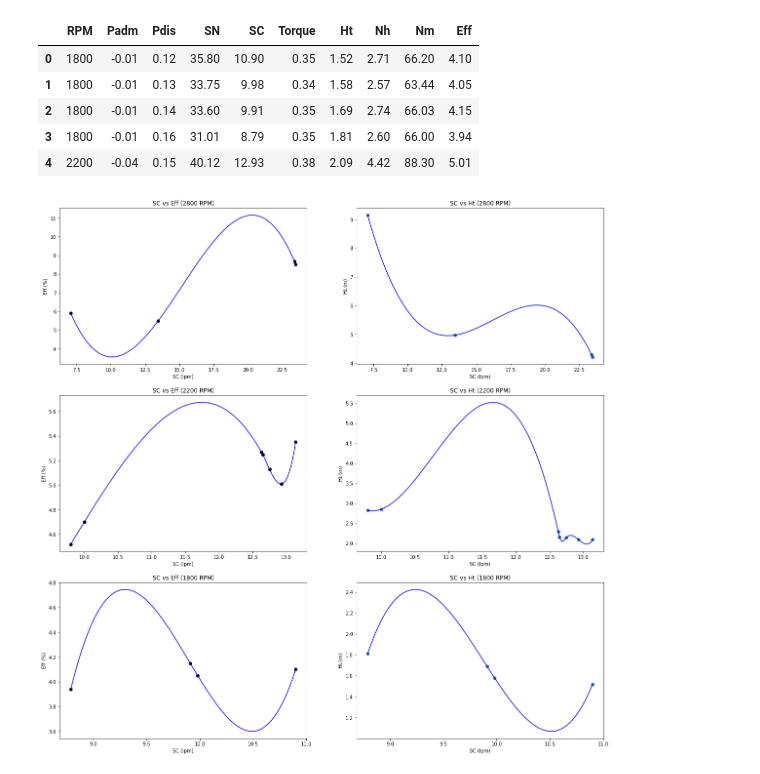
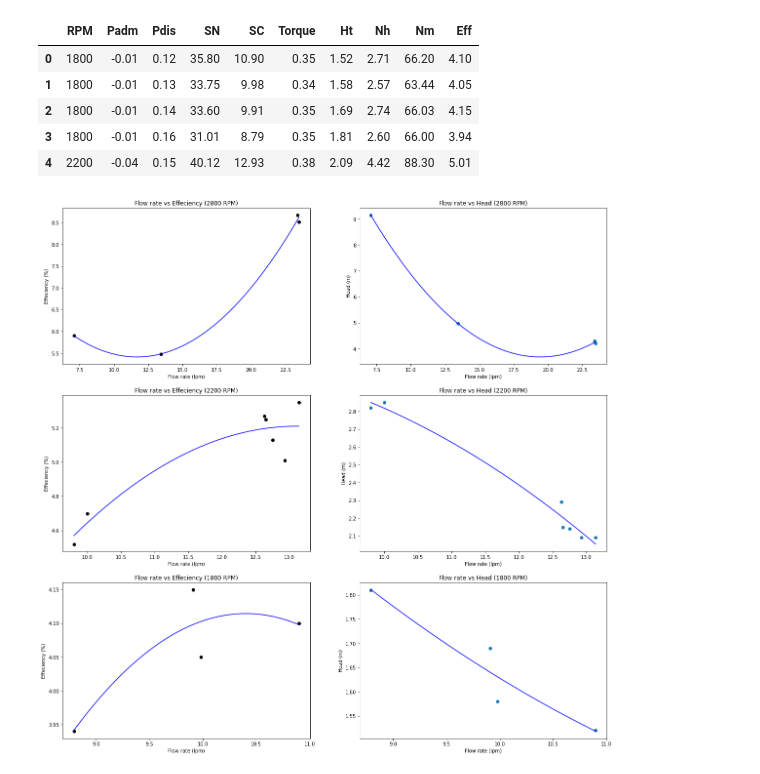
Before and after one commit to relaxxpls/CL333-ChE-Lab-2, a Jupyter notebook: FM305/solve.ipynb, the cells around one changed output. Cells and saved outputs as stored; diff of their text form; code cells hidden in the pictures.

Commit message:
👌 IMPROVE: Add plots

```diff
--- a/FM305/solve.ipynb
+++ b/FM305/solve.ipynb
@@ -16,30 +16,33 @@ df.head()
 # %%
 df = df.sort_values(by='SC', ascending=False)
 
 rpm_list = df['RPM'].unique()
 
 fig, ax = plt.subplots(len(rpm_list), 2, figsize=(20, 20))
 
 for idx, rpm in enumerate(rpm_list):
     df_rpm = df.loc[df['RPM'] == rpm]
 
     x_inter = np.linspace(df_rpm['SC'].min(), df_rpm['SC'].max(), 300)
-    spline_eff = interpolate.interp1d(df_rpm['SC'], df_rpm['Eff'], kind='cubic')
-    y_inter_eff = spline_eff(x_inter)
 
-    ax[idx][0].set_title(f'SC vs Eff ({rpm} RPM)')
-    ax[idx][0].set_xlabel('SC (lpm)')
-    ax[idx][0].set_ylabel('Eff (%)')
+    model = np.polyfit(df_rpm['SC'], df_rpm['Eff'], 2)
+    p = np.poly1d(model)
+    y_inter_eff = p(x_inter)
+
+    ax[idx][0].set_title(f'Flow rate vs Effeciency ({rpm} RPM)')
+    ax[idx][0].set_xlabel('Flow rate (lpm)')
+    ax[idx][0].set_ylabel('Effeciency (%)')
     ax[idx][0].plot(df_rpm['SC'], df_rpm['Eff'], 'ok')
     ax[idx][0].plot(x_inter, y_inter_eff, '-b')
 
-    spline_ht = interpolate.interp1d(df_rpm['SC'], df_rpm['Ht'], kind='cubic')
-    y_inter_ht = spline_ht(x_inter)
+    model = np.polyfit(df_rpm['SC'], df_rpm['Ht'], 2)
+    p = np.poly1d(model)
+    y_inter_ht = p(x_inter)
 
-    ax[idx][1].set_title(f'SC vs Ht ({rpm} RPM)')
-    ax[idx][1].set_xlabel('SC (lpm)')
-    ax[idx][1].set_ylabel('Ht (m)')
+    ax[idx][1].set_title(f'Flow rate vs Head ({rpm} RPM)')
+    ax[idx][1].set_xlabel('Flow rate (lpm)')
+    ax[idx][1].set_ylabel('Head (m)')
     ax[idx][1].plot(df_rpm['SC'], df_rpm['Ht'], 'o')
     ax[idx][1].plot(x_inter, y_inter_ht, '-b')
 # %% [output]
-[figure, old version]
+[figure, new version]
```
Also changed, not shown: parts of 2 cells of this notebook, 4 other files.
